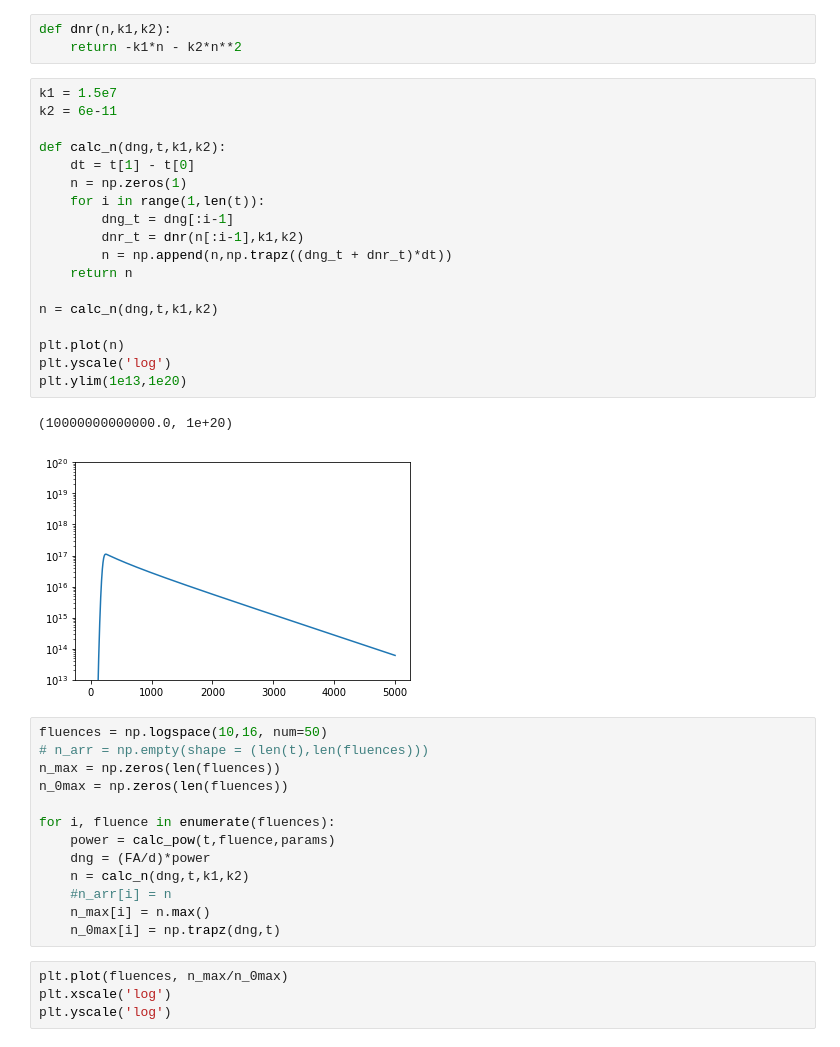
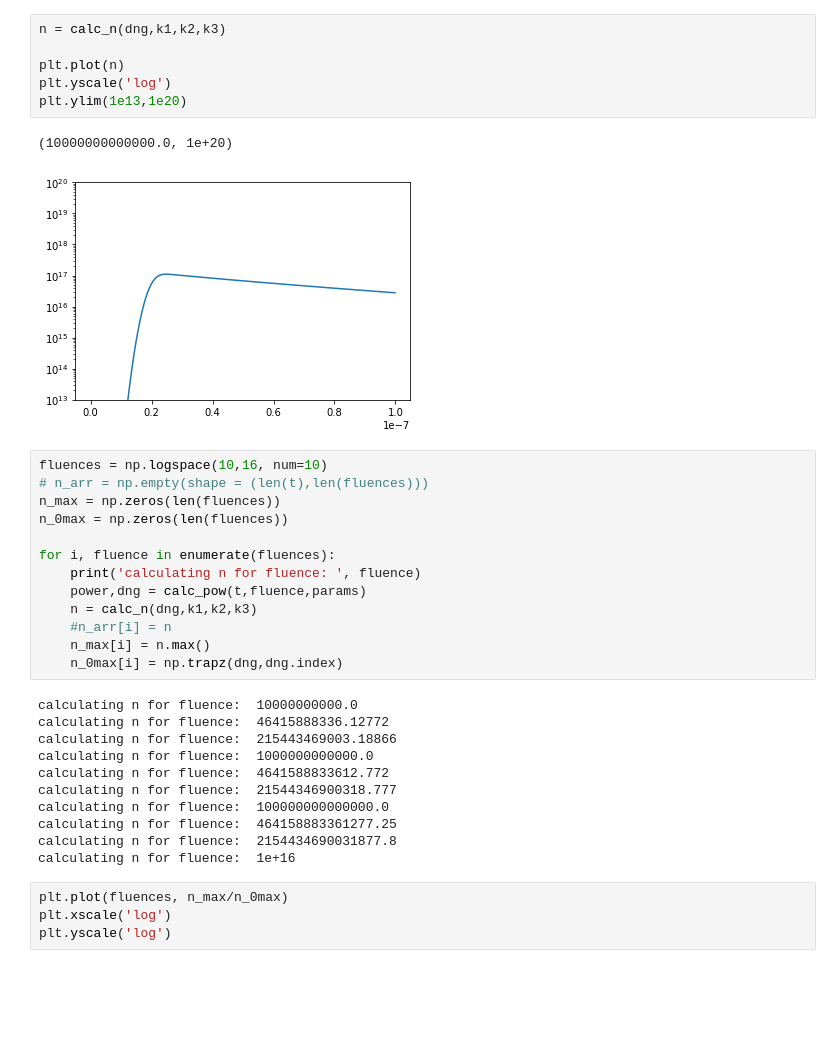
Before and after one commit to aspitarl/TRMC, a Jupyter notebook: Kinetic modeling.ipynb, the cells around one changed output. Drawn from its saved outputs; the diff is of its cells as text; blank space fills up the shorter version.

```diff
--- a/Kinetic modeling.ipynb
+++ b/Kinetic modeling.ipynb
@@ -40,40 +62,36 @@ plt.plot(t,n0)
-# %%
-def dnr(n,k1,k2):
-    return -k1*n - k2*n**2
-# %%
-k1 = 1.5e7
-k2 = 6e-11
-
-def calc_n(dng,t,k1,k2):
-    dt = t[1] - t[0]
-    n = np.zeros(1)
-    for i in range(1,len(t)):
-        dng_t = dng[:i-1]
-        dnr_t = dnr(n[:i-1],k1,k2)
-        n = np.append(n,np.trapz((dng_t + dnr_t)*dt))
-    return n
-
-n = calc_n(dng,t,k1,k2)
-
-plt.plot(n)
-plt.yscale('log')
-plt.ylim(1e13,1e20)
-# %% [output]
-(10000000000000.0, 1e+20)
-[figure, removed]
+# %%
+n = calc_n(dng,k1,k2,k3)
+
+plt.plot(n)
+plt.yscale('log')
+plt.ylim(1e13,1e20)
+# %% [output]
+(10000000000000.0, 1e+20)
+[figure, added]
 # %%
-fluences = np.logspace(10,16, num=50)
+fluences = np.logspace(10,16, num=10)
 # n_arr = np.empty(shape = (len(t),len(fluences)))
 n_max = np.zeros(len(fluences))
 n_0max = np.zeros(len(fluences))
 
 for i, fluence in enumerate(fluences):
-    power = calc_pow(t,fluence,params)
-    dng = (FA/d)*power
-    n = calc_n(dng,t,k1,k2)
+    print('calculating n for fluence: ', fluence)
+    power,dng = calc_pow(t,fluence,params)
+    n = calc_n(dng,k1,k2,k3)
     #n_arr[i] = n
     n_max[i] = n.max()
-    n_0max[i] = np.trapz(dng,t)
+    n_0max[i] = np.trapz(dng,dng.index)
+# %% [output]
+calculating n for fluence:  10000000000.0
+calculating n for fluence:  46415888336.12772
+calculating n for fluence:  215443469003.18866
+calculating n for fluence:  1000000000000.0
+calculating n for fluence:  4641588833612.772
+calculating n for fluence:  21544346900318.777
+calculating n for fluence:  100000000000000.0
+calculating n for fluence:  464158883361277.25
+calculating n for fluence:  2154434690031877.8
+calculating n for fluence:  1e+16
 # %%
 plt.plot(fluences, n_max/n_0max)
 plt.xscale('log')
```
Also changed, not shown: parts of 5 cells of this notebook.
